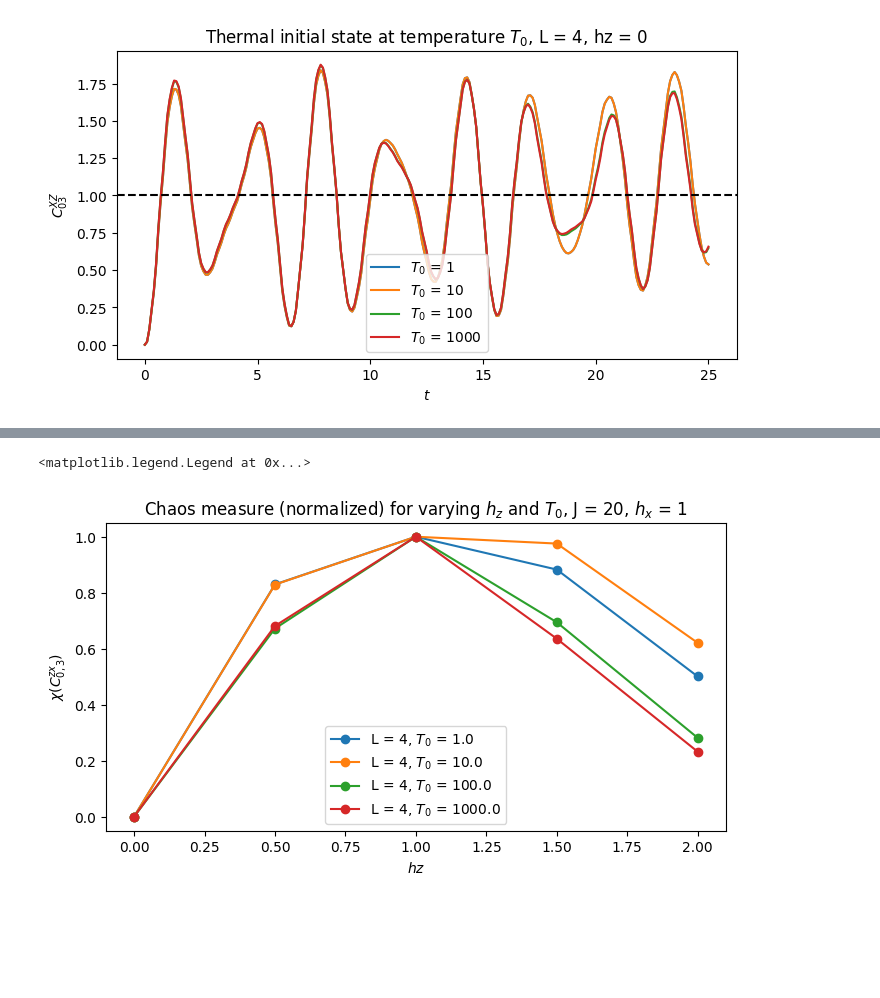
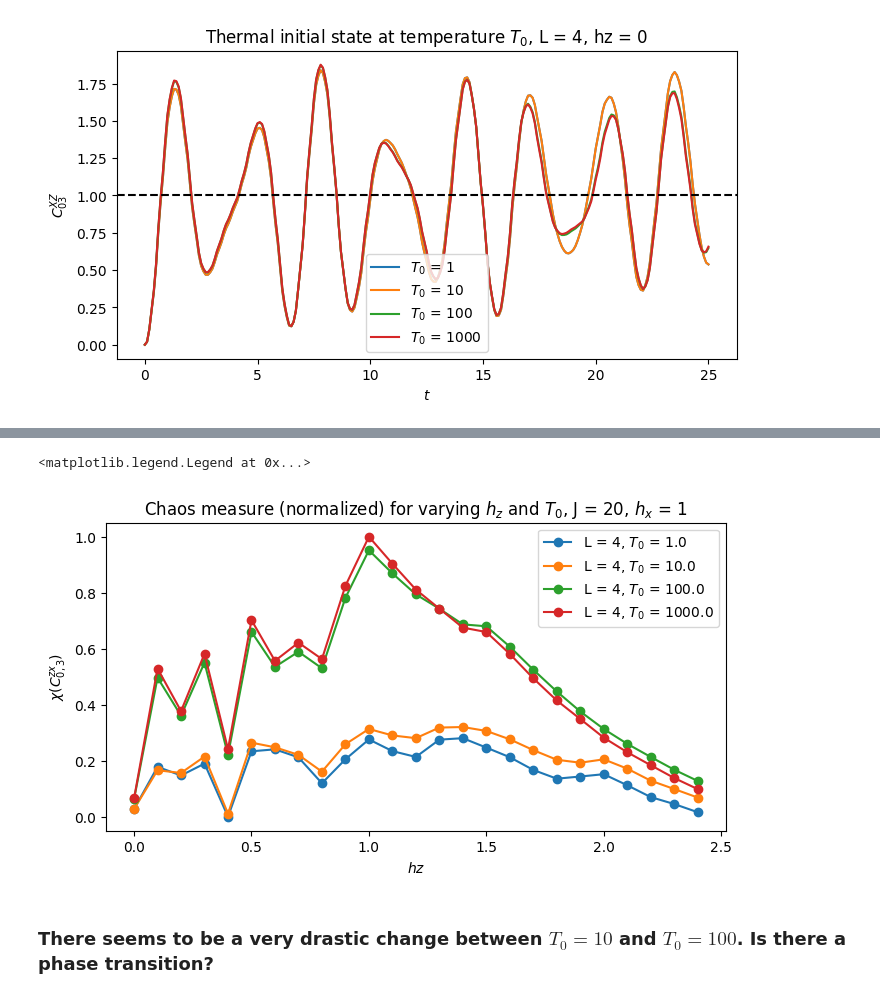
Before and after one commit to Kenji-Maeda/chaos, a Jupyter notebook: demo.ipynb, the cells around one changed output, grey strips where cells are left out. Drawn from its saved outputs; the diff is of its cells as text; code cells hidden in the pictures; blank space fills up the shorter version.

Commit message:
phase change + formatted note

```diff
--- a/demo.ipynb
+++ b/demo.ipynb
@@ -89,6 +91,6 @@ Looks like the initial state dependence only becomes important in the more chaot
 # %%
 templist = np.logspace(0,3,num=4)
-hzlist = np.arange(0,2.5,0.5)
+hzlist = np.arange(0,2.5,0.1)
 stdlist = np.zeros((len(templist),len(hzlist)))
 
 for l,temp in enumerate(templist):
@@ -113,14 +115,17 @@ plt.legend()
 # %%
 # Integrable limit: 𝜒 -> 0; Chaos limit: 𝜒 -> 1
+std_inv = 1/stdlist
+
 plt.figure(figsize=(8,4))
 for l, temp in enumerate(templist):
-    std_inv = 1/stdlist[l]
-    chilist = (std_inv - np.min(std_inv))/(np.max(std_inv)-np.min(std_inv))
+    chilist = (std_inv[l] - np.min(std_inv))/(np.max(std_inv)-np.min(std_inv))
     plt.plot(hzlist,chilist, "-o", label = rf'L = {otoc.mfim.L}, $T_0$ = {temp}')
 plt.xlabel('$hz$')
 plt.ylabel('$\chi(C^{zx}_{0,3}) $')
 plt.title(rf"Chaos measure (normalized) for varying $h_z$ and $T_0$, J = {otoc.mfim.J}, $h_x$ = {otoc.mfim.hx}")
 plt.legend()
 # %% [output]
 <matplotlib.legend.Legend at 0x...>
-[figure, old version]
+[figure, new version]
+# %% [markdown]
+### There seems to be a very drastic change between $T_0 = 10$ and $T_0 = 100$. Is there a phase transition?
```
Also changed, not shown: parts of 9 cells of this notebook, 2 other files.
